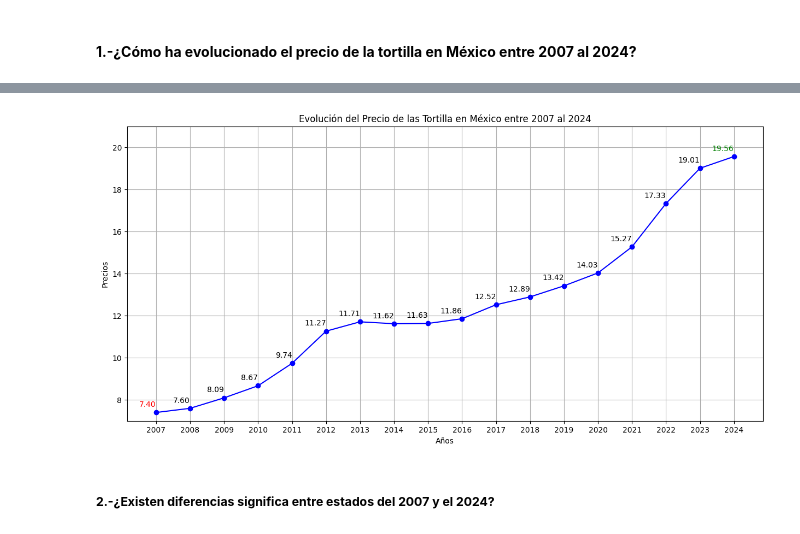
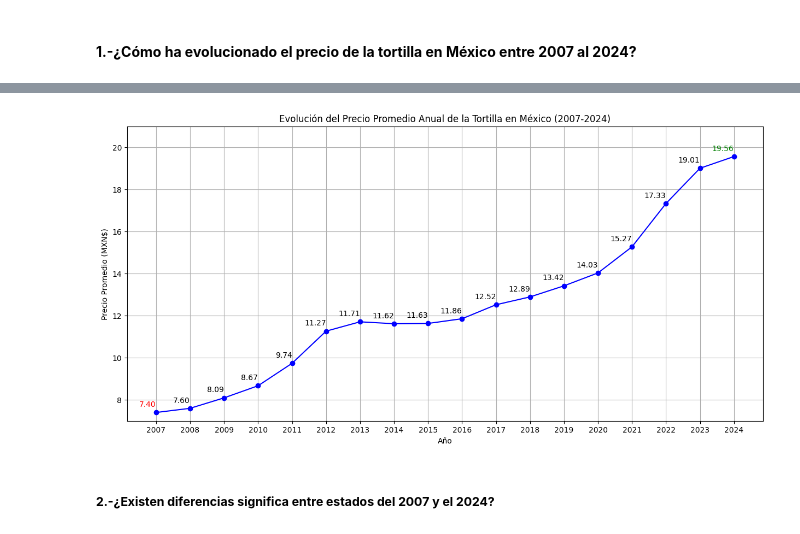
Before and after one commit to SaitoM17/analisis_del_precio_tortillas_mexico_2007_a_2024, a Jupyter notebook: notebooks/3_analisi_tortilla_prices.ipynb, the cells around one changed output, grey strips where cells are left out. Drawn from its saved outputs; the diff is of its cells as text; code cells hidden in the pictures.

Commit message:
Update notebook 3_analisi_tortilla_prices.ipynb

```diff
--- a/notebooks/3_analisi_tortilla_prices.ipynb
+++ b/notebooks/3_analisi_tortilla_prices.ipynb
@@ -28,8 +29,6 @@ df_tortilla_prices.head(15)
 | 12 | Guerrero | Acapulco | 2007 | 1 | 10 | Mom and Pop Store | 10.80 |
 | 13 | Hidalgo | Pachuca | 2007 | 1 | 10 | Mom and Pop Store | 9.00 |
 | 14 | Jalisco | Guadalajara | 2007 | 1 | 10 | Mom and Pop Store | 9.20 |
-# %%
-df_tortilla_prices['Year'] = pd.to_datetime(df_tortilla_prices['Year'], format='%Y')
 # %% [markdown]
 #### **1.-¿Cómo ha evolucionado el precio de la tortilla en México entre 2007 al 2024?**
 # %%
@@ -59,37 +58,37 @@ Name: Price per kilogram, dtype: float64
 # price_per_kilogram = df_tortilla_prices['Price per kilogram']
 
 min_precio = promedio_anula.values.min()
 max_precio = promedio_anula.values.max()
 
 plt.figure(figsize=(15,7))
 plt.plot(promedio_anula.index, promedio_anula.values, marker='o', linestyle='-', color='b')
 
 # Agregar los valores de ventas en cada punto con colores para min y max
 for x, y in zip(promedio_anula.index, promedio_anula.values):
     color = 'black'  # Color por defecto
     offeset = 0.2
     va = 'bottom'
     if y == min_precio:
         color = 'red'  # Color para el mínimo
         va = 'top'
     elif y == max_precio:
         color = 'green'  # Color para el máximo
         offeset = 0.2
         va = 'bottom'
     plt.text(x, y + offeset, f'{y:.2f}', ha='right', va='bottom', color=color)
 
 plt.ylim(7,21)
-plt.title('Evolución del Precio de las Tortilla en México entre 2007 al 2024')
-plt.xlabel('Años')
-plt.ylabel('Precios')
+plt.title('Evolución del Precio Promedio Anual de la Tortilla en México (2007-2024)')
+plt.xlabel('Año')
+plt.ylabel('Precio Promedio (MXN$)')
 plt.grid(True)
 
 plt.gca().xaxis.set_major_locator(mticker.MultipleLocator(1))
 plt.gca().xaxis.set_major_formatter(mticker.FormatStrFormatter('%d'))
 
 plt.show()
 # %% [output]
-[figure, old version]
+[figure, new version]
 # %% [markdown]
 ##### **2.-¿Existen diferencias significa entre estados del 2007 y el 2024?**
 # %%
```
Also changed, not shown: parts of 15 cells of this notebook.
